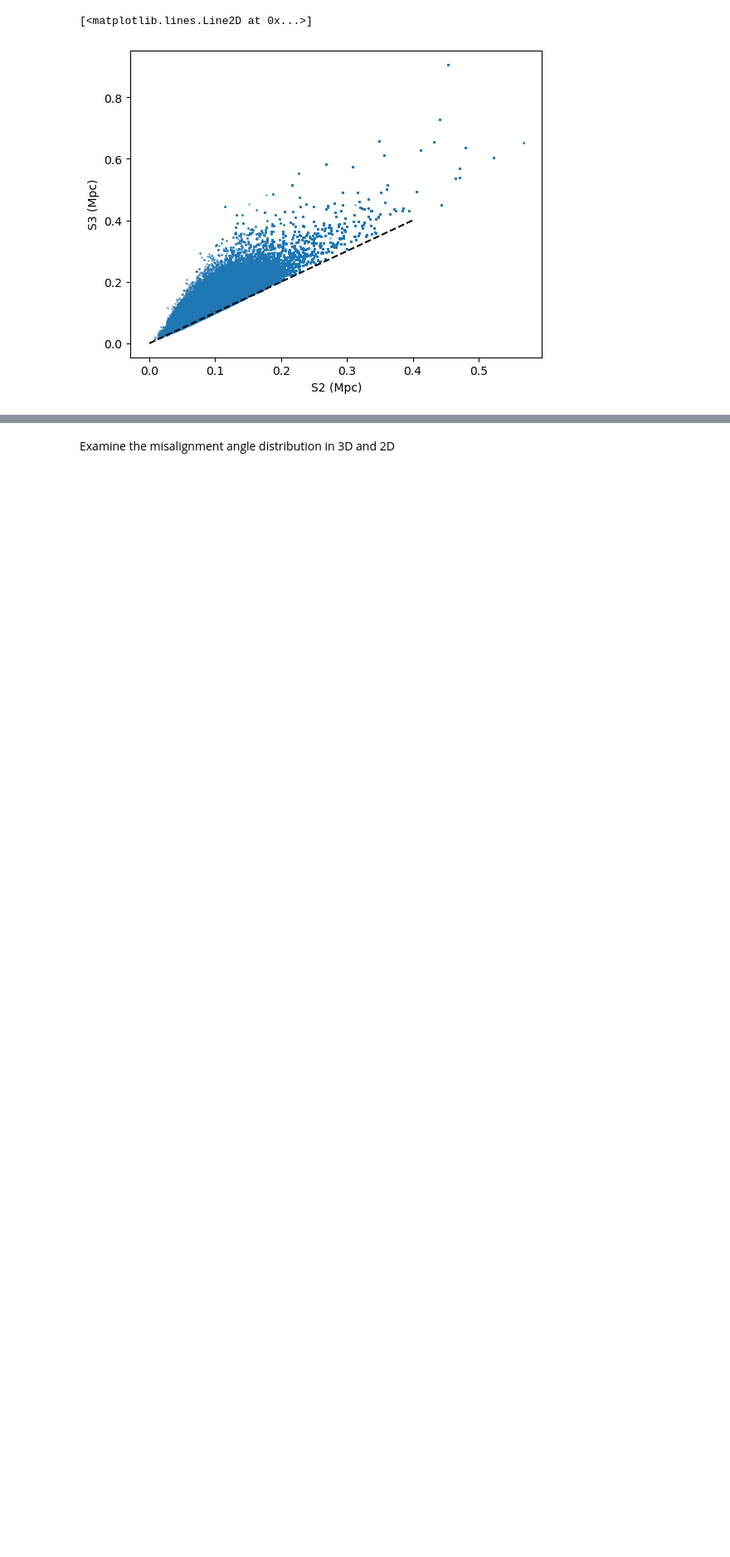
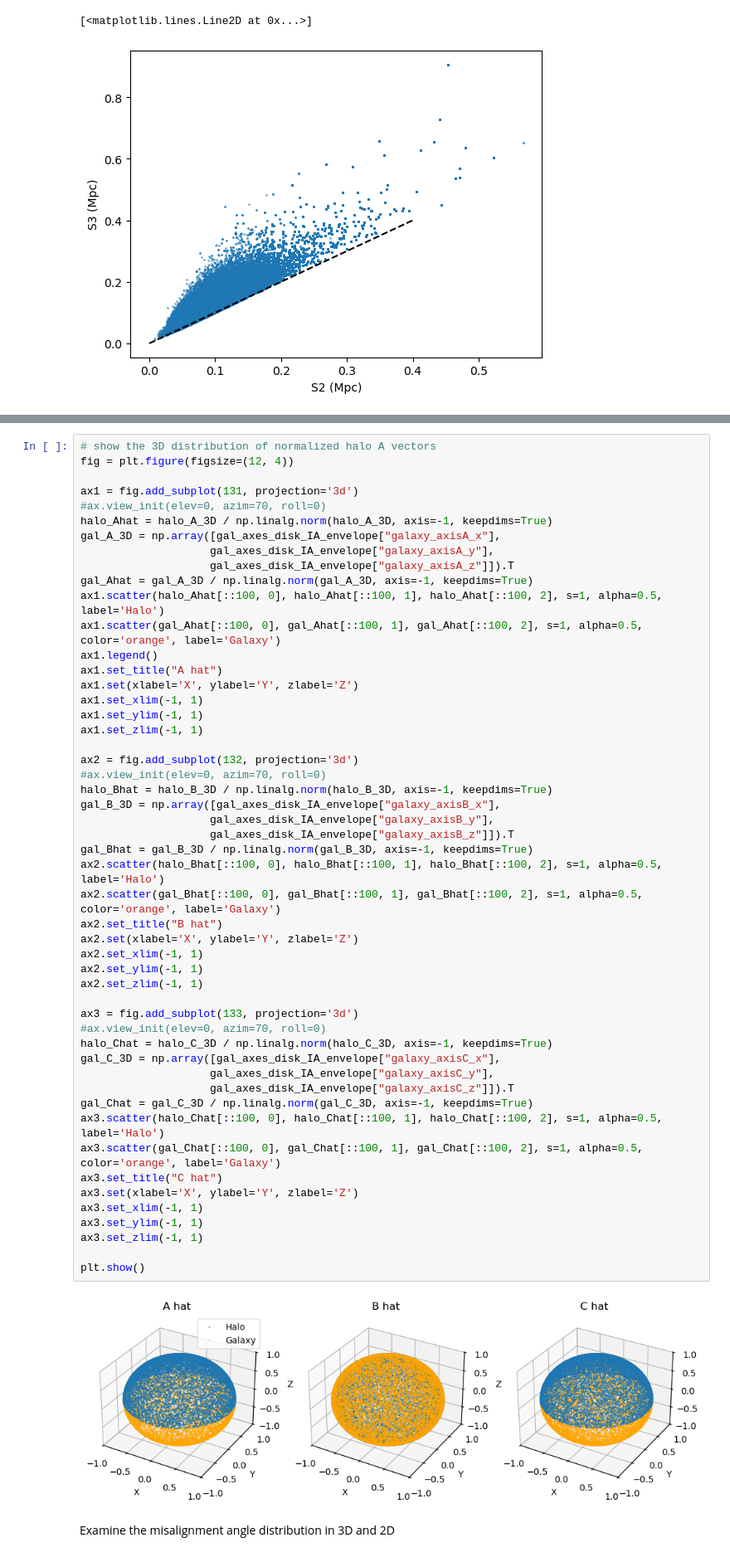
Before and after one commit to JiachuanXu/OpenCosmo_tools, a Jupyter notebook: IA_measurement.ipynb, the cells around one changed output, grey strips where cells are left out. Shown at 83% size. Saved outputs shown, nothing was run; the diff lists cells and outputs as text; blank space fills up the shorter version.

```diff
--- a/IA_measurement.ipynb
+++ b/IA_measurement.ipynb
@@ -415,4 +627,57 @@ E2D_halo_envelope = compute_ellipse2d(
             envelop=True)
+# %%
+# show the 3D distribution of normalized halo A vectors
+fig = plt.figure(figsize=(12, 4))
+
+ax1 = fig.add_subplot(131, projection='3d')
+#ax.view_init(elev=0, azim=70, roll=0)
+halo_Ahat = halo_A_3D / np.linalg.norm(halo_A_3D, axis=-1, keepdims=True)
+gal_A_3D = np.array([gal_axes_disk_IA_envelope["galaxy_axisA_x"],
+                    gal_axes_disk_IA_envelope["galaxy_axisA_y"],
+                    gal_axes_disk_IA_envelope["galaxy_axisA_z"]]).T
+gal_Ahat = gal_A_3D / np.linalg.norm(gal_A_3D, axis=-1, keepdims=True)
+ax1.scatter(halo_Ahat[::100, 0], halo_Ahat[::100, 1], halo_Ahat[::100, 2], s=1, alpha=0.5, label='Halo')
+ax1.scatter(gal_Ahat[::100, 0], gal_Ahat[::100, 1], gal_Ahat[::100, 2], s=1, alpha=0.5, color='orange', label='Galaxy')
+ax1.legend()
+ax1.set_title("A hat")
+ax1.set(xlabel='X', ylabel='Y', zlabel='Z')
+ax1.set_xlim(-1, 1)
+ax1.set_ylim(-1, 1)
+ax1.set_zlim(-1, 1)
+
+ax2 = fig.add_subplot(132, projection='3d')
+#ax.view_init(elev=0, azim=70, roll=0)
+halo_Bhat = halo_B_3D / np.linalg.norm(halo_B_3D, axis=-1, keepdims=True)
+gal_B_3D = np.array([gal_axes_disk_IA_envelope["galaxy_axisB_x"],
+                    gal_axes_disk_IA_envelope["galaxy_axisB_y"],
+                    gal_axes_disk_IA_envelope["galaxy_axisB_z"]]).T
+gal_Bhat = gal_B_3D / np.linalg.norm(gal_B_3D, axis=-1, keepdims=True)
+ax2.scatter(halo_Bhat[::100, 0], halo_Bhat[::100, 1], halo_Bhat[::100, 2], s=1, alpha=0.5, label='Halo')
+ax2.scatter(gal_Bhat[::100, 0], gal_Bhat[::100, 1], gal_Bhat[::100, 2], s=1, alpha=0.5, color='orange', label='Galaxy')
+ax2.set_title("B hat")
+ax2.set(xlabel='X', ylabel='Y', zlabel='Z')
+ax2.set_xlim(-1, 1)
+ax2.set_ylim(-1, 1)
+ax2.set_zlim(-1, 1)
+
+ax3 = fig.add_subplot(133, projection='3d')
+#ax.view_init(elev=0, azim=70, roll=0)
+halo_Chat = halo_C_3D / np.linalg.norm(halo_C_3D, axis=-1, keepdims=True)
+gal_C_3D = np.array([gal_axes_disk_IA_envelope["galaxy_axisC_x"],
+                    gal_axes_disk_IA_envelope["galaxy_axisC_y"],
+                    gal_axes_disk_IA_envelope["galaxy_axisC_z"]]).T
+gal_Chat = gal_C_3D / np.linalg.norm(gal_C_3D, axis=-1, keepdims=True)
+ax3.scatter(halo_Chat[::100, 0], halo_Chat[::100, 1], halo_Chat[::100, 2], s=1, alpha=0.5, label='Halo')
+ax3.scatter(gal_Chat[::100, 0], gal_Chat[::100, 1], gal_Chat[::100, 2], s=1, alpha=0.5, color='orange', label='Galaxy')
+ax3.set_title("C hat")
+ax3.set(xlabel='X', ylabel='Y', zlabel='Z')
+ax3.set_xlim(-1, 1)
+ax3.set_ylim(-1, 1)
+ax3.set_zlim(-1, 1)
+
+plt.show()
+# %% [output]
+[figure, added]
 # %% [markdown]
 Examine the misalignment angle distribution in 3D and 2D
 # %%
```
Also changed, not shown: parts of 17 cells of this notebook.
